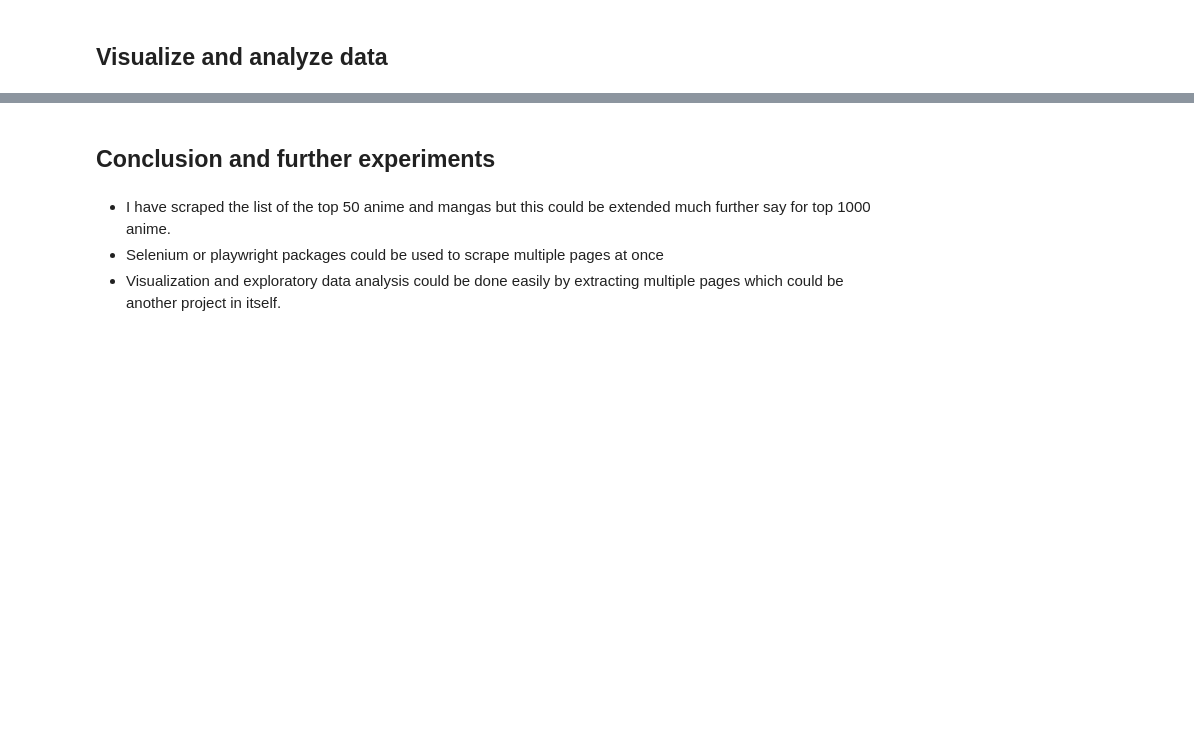
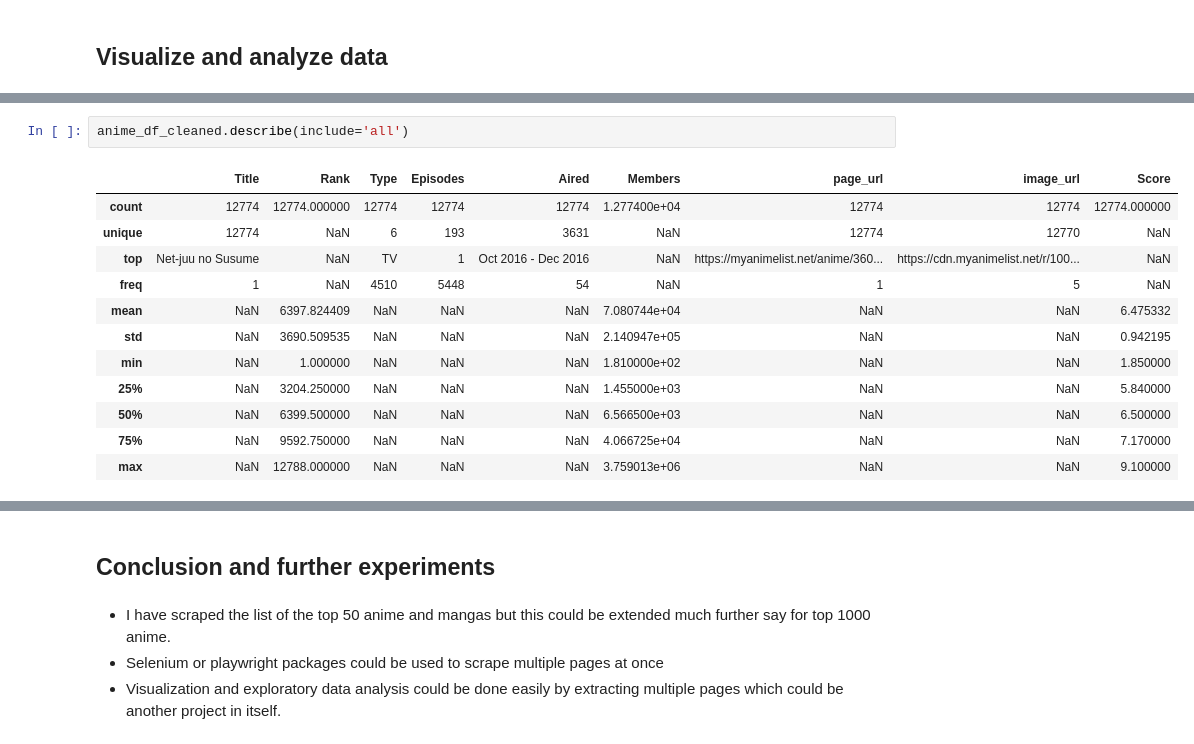
Before and after one commit to nikhil-1e9/web-scraping, a Jupyter notebook: Web-scraping-MAL-multi.ipynb, the cells around one changed output, grey strips where cells are left out. Saved outputs shown, nothing was run; the diff lists cells and outputs as text; blank space fills up the shorter version.

```diff
--- a/Web-scraping-MAL-multi.ipynb
+++ b/Web-scraping-MAL-multi.ipynb
@@ -650,0 +703,15 @@ make_df(manga_list, ranks, type='manga')
+# %%
+anime_df_cleaned.describe(include='all')
+# %% [output]
+|  | Title | Rank | Type | Episodes | Aired | Members | page_url | image_url | Score |
+| count | 12774 | 12774.000000 | 12774 | 12774 | 12774 | 1.277400e+04 | 12774 | 12774 | 12774.000000 |
+| unique | 12774 | NaN | 6 | 193 | 3631 | NaN | 12774 | 12770 | NaN |
+| top | Net-juu no Susume | NaN | TV | 1 | Oct 2016 - Dec 2016 | NaN | https://myanimelist.net/anime/360... | https://cdn.myanimelist.net/r/100... | NaN |
+| freq | 1 | NaN | 4510 | 5448 | 54 | NaN | 1 | 5 | NaN |
+| mean | NaN | 6397.824409 | NaN | NaN | NaN | 7.080744e+04 | NaN | NaN | 6.475332 |
+| std | NaN | 3690.509535 | NaN | NaN | NaN | 2.140947e+05 | NaN | NaN | 0.942195 |
+| min | NaN | 1.000000 | NaN | NaN | NaN | 1.810000e+02 | NaN | NaN | 1.850000 |
+| 25% | NaN | 3204.250000 | NaN | NaN | NaN | 1.455000e+03 | NaN | NaN | 5.840000 |
+| 50% | NaN | 6399.500000 | NaN | NaN | NaN | 6.566500e+03 | NaN | NaN | 6.500000 |
+| 75% | NaN | 9592.750000 | NaN | NaN | NaN | 4.066725e+04 | NaN | NaN | 7.170000 |
+| max | NaN | 12788.000000 | NaN | NaN | NaN | 3.759013e+06 | NaN | NaN | 9.100000 |
```
Also changed, not shown: parts of 23 cells of this notebook.
